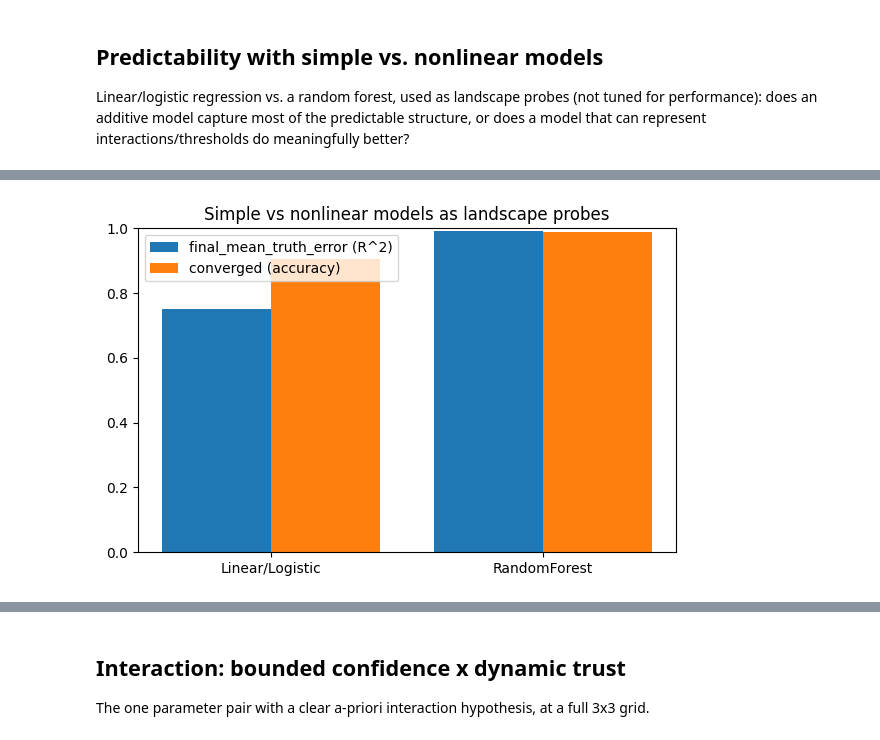
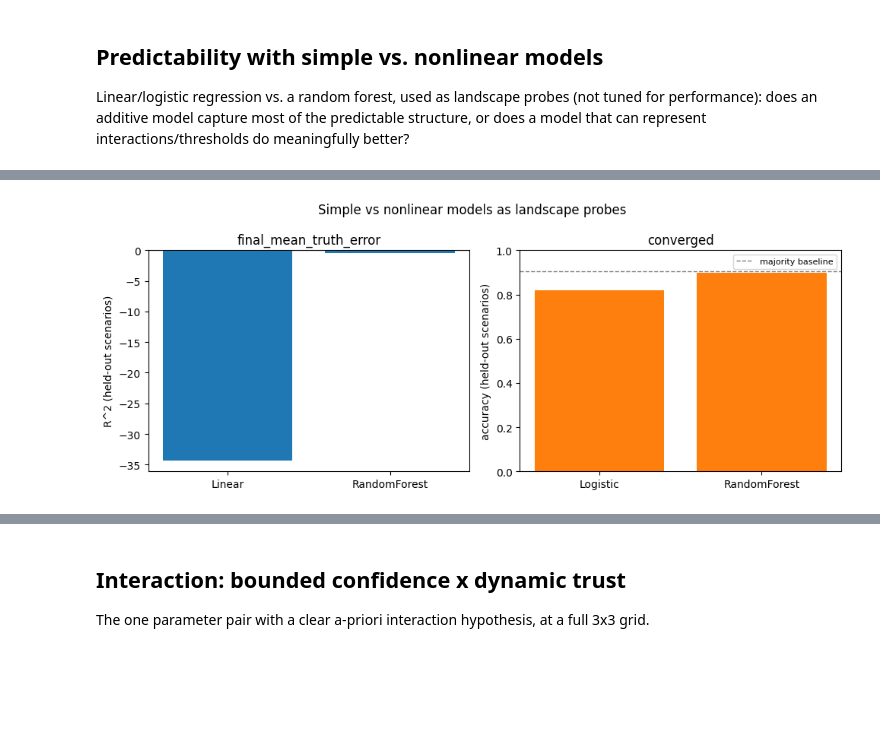
Before and after one commit to samueltesfai/sim-lab, a Jupyter notebook: notebooks/experiments/2026-08-08-baseline-behavior-sweep.ipynb, the cells around one changed output, grey strips where cells are left out. Saved outputs shown, nothing was run; the diff lists cells and outputs as text; code cells hidden in the pictures; blank space fills up the shorter version.

```diff
--- a/notebooks/experiments/2026-08-08-baseline-behavior-sweep.ipynb
+++ b/notebooks/experiments/2026-08-08-baseline-behavior-sweep.ipynb
@@ -580,12 +580,27 @@ feature_cols = [
 model_df = truth_anchored.dropna(subset=feature_cols + ["final_mean_truth_error"])
 X = model_df[feature_cols].values
 y = model_df["final_mean_truth_error"].values
-kf = KFold(n_splits=5, shuffle=True, random_state=0)
-lin_r2 = cross_val_score(LinearRegression(), X, y, cv=kf, scoring="r2")
+# Group by scenario_fingerprint, not row-level shuffling: every seed replicate
+# of a scenario has an identical feature vector (feature_cols is derived purely
+# from config, not from seed-dependent state like the graph or initial beliefs),
+# so a row-level split would put replicates of the same scenario in both train
+# and test. A model can then score well by recognizing a scenario it already
+# saw during training and averaging its other seeds, which measures memorization
+# of seen configurations, not predictive generalization to unseen ones.
+groups = model_df["scenario_fingerprint"].values
+gkf = GroupKFold(n_splits=5)
+lin_r2 = cross_val_score(LinearRegression(), X, y, cv=gkf, groups=groups, scoring="r2")
 rf_r2 = cross_val_score(
-    RandomForestRegressor(n_estimators=200, random_state=0), X, y, cv=kf, scoring="r2"
+    RandomForestRegressor(n_estimators=200, random_state=0),
+    X,
+    y,
+    cv=gkf,
+    groups=groups,
+    scoring="r2",
 )
-print("final_mean_truth_error ~ swept params -- 5-fold CV R^2")
+print(
+    "final_mean_truth_error ~ swept params -- 5-fold grouped CV R^2 (held-out scenarios)"
+)
 print(f"  LinearRegression: {lin_r2.mean():.3f} +- {lin_r2.std():.3f}")
 print(f"  RandomForest:     {rf_r2.mean():.3f} +- {rf_r2.std():.3f}")
 
@@ -593,42 +608,55 @@ y_bin = model_df["converged"].astype(int).values
 logit_acc = rf_acc = None
 if len(np.unique(y_bin)) > 1:
     logit_acc = cross_val_score(
-        LogisticRegression(max_iter=1000), X, y_bin, cv=kf, scoring="accuracy"
+        LogisticRegression(max_iter=1000),
+        X,
+        y_bin,
+        cv=gkf,
+        groups=groups,
+        scoring="accuracy",
     )
     rf_acc = cross_val_score(
         RandomForestClassifier(n_estimators=200, random_state=0),
         X,
         y_bin,
-        cv=kf,
+        cv=gkf,
+        groups=groups,
         scoring="accuracy",
     )
     print(
-        f"converged ~ swept params -- 5-fold CV accuracy (majority baseline = {max(y_bin.mean(), 1 - y_bin.mean()):.3f})"
+        f"converged ~ swept params -- 5-fold grouped CV accuracy (majority baseline = {max(y_bin.mean(), 1 - y_bin.mean()):.3f})"
     )
     print(f"  LogisticRegression: {logit_acc.mean():.3f}")
     print(f"  RandomForest:       {rf_acc.mean():.3f}")
 
-fig, ax = plt.subplots(figsize=(6, 4))
-labels_ = ["Linear/Logistic", "RandomForest"]
+# R^2 is unbounded below (a model can do worse than predicting the mean),
+# while accuracy is bounded to [0, 1] -- separate axes rather than forcing
+# both onto one [0, 1] scale, which would hide negative R^2 entirely.
+fig, (ax1, ax2) = plt.subplots(1, 2, figsize=(10, 4))
+model_labels = ["Linear", "RandomForest"]
 bars_x = np.arange(2)
-ax.bar(
-    bars_x - 0.2,
-    [lin_r2.mean(), rf_r2.mean()],
-    width=0.4,
-    label="final_mean_truth_error (R^2)",
-)
+ax1.bar(bars_x, [lin_r2.mean(), rf_r2.mean()], color="tab:blue")
+ax1.axhline(0, color="gray", linewidth=1)
+ax1.set_xticks(bars_x)
+ax1.set_xticklabels(model_labels)
+ax1.set_ylabel("R^2 (held-out scenarios)")
+ax1.set_title("final_mean_truth_error")
 if logit_acc is not None:
-    ax.bar(
-        bars_x + 0.2,
-        [logit_acc.mean(), rf_acc.mean()],
-        width=0.4,
-        label="converged (accuracy)",
+    ax2.bar(bars_x, [logit_acc.mean(), rf_acc.mean()], color="tab:orange")
+    ax2.axhline(
+        y_bin.mean() if y_bin.mean() >= 0.5 else 1 - y_bin.mean(),
+        color="gray",
+        linestyle="--",
+        linewidth=1,
+        label="majority baseline",
     )
-ax.set_xticks(bars_x)
-ax.set_xticklabels(labels_)
-ax.set_ylim(0, 1)
-ax.legend()
-ax.set_title("Simple vs nonlinear models as landscape probes")
+    ax2.set_xticks(bars_x)
+    ax2.set_xticklabels(["Logistic", "RandomForest"])
+    ax2.set_ylim(0, 1)
+    ax2.set_ylabel("accuracy (held-out scenarios)")
+    ax2.set_title("converged")
+    ax2.legend(fontsize=8)
+fig.suptitle("Simple vs nonlinear models as landscape probes")
 plt.tight_layout()
 plt.show()
 # %% [output]
@@ -641 +669 @@ converged ~ swept params -- 5-fold CV accuracy (majority baseline = 0.904)
-[figure, old version]
+[figure, new version]
```
Also changed, not shown: parts of 8 cells of this notebook, 1 other file.
